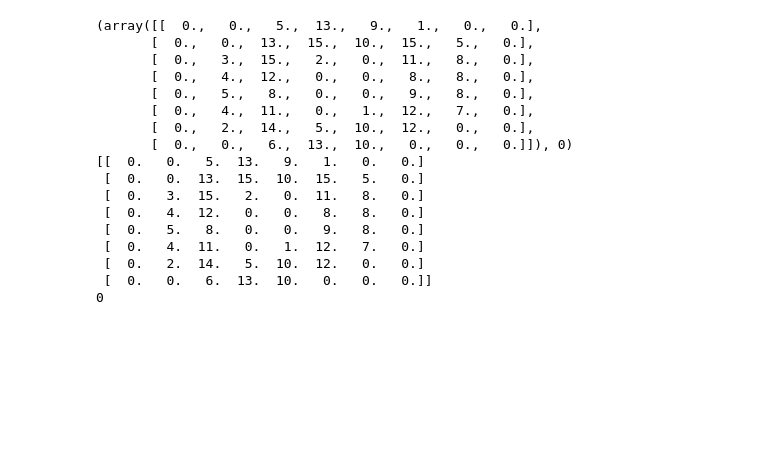
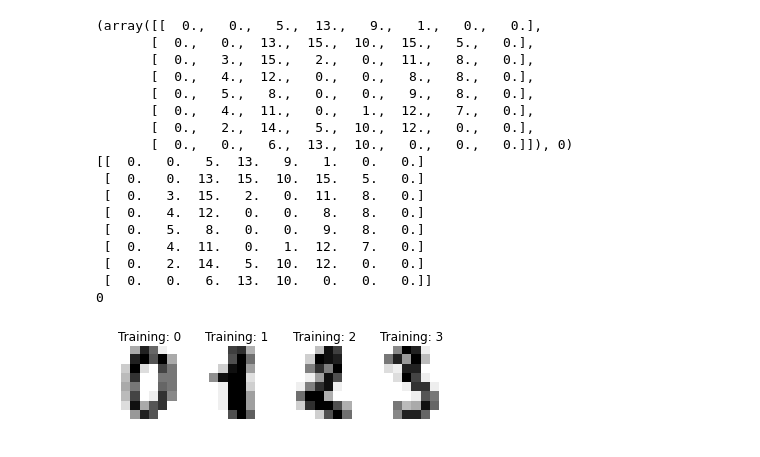
Before and after one commit to carpedm20/Study-of-Computer-Vision, a Jupyter notebook: notebooks/2_digit_recognition_example.ipynb, the cells around one changed output. Saved outputs shown, nothing was run; the diff lists cells and outputs as text; code cells hidden in the pictures; blank space fills up the shorter version.

```diff
--- a/notebooks/2_digit_recognition_example.ipynb
+++ b/notebooks/2_digit_recognition_example.ipynb
@@ -48,3 +40,12 @@ print images_and_labels[0][1]
  [  0.   2.  14.   5.  10.  12.   0.   0.]
  [  0.   0.   6.  13.  10.   0.   0.   0.]]
 0
+# %%
+images_and_labels = list(zip(digits.images, digits.target))
+for index, (image, label) in enumerate(images_and_labels[:4]):
+    plt.subplot(2, 4, index + 1)
+    plt.axis('off')
+    plt.imshow(image, cmap=plt.cm.gray_r, interpolation='nearest')
+    plt.title('Training: %i' % label)
+# %% [output]
+[figure, added]
```
Also changed, not shown: parts of 6 cells of this notebook, 1 other file.
